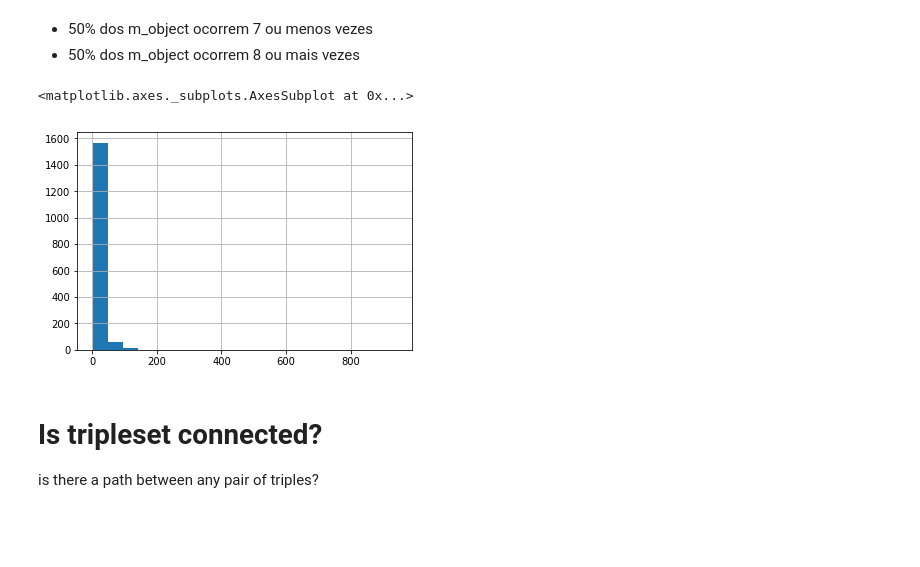
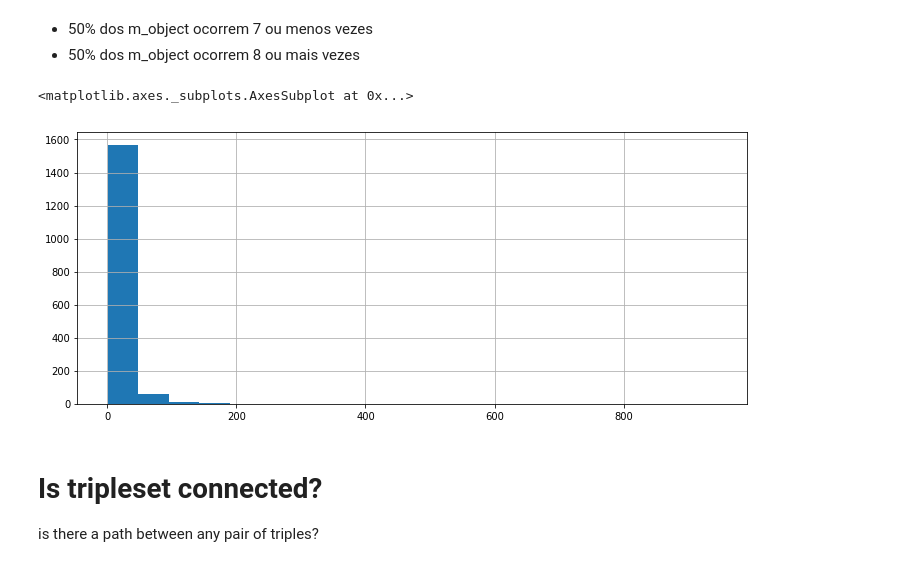
Before and after one commit to abevieiramota/challenge-webnlg, a Jupyter notebook: notebook/1 - Exploratory Data Analysis.ipynb, the cells around one changed output. Drawn from its saved outputs; the diff is of its cells as text; code cells hidden in the pictures; blank space fills up the shorter version.

```diff
--- a/notebook/1 - Exploratory Data Analysis.ipynb
+++ b/notebook/1 - Exploratory Data Analysis.ipynb
@@ -599,10 +697,10 @@ Name: m_object, dtype: float64
 * 50% dos m_object ocorrem 7 ou menos vezes
 * 50% dos m_object ocorrem 8 ou mais vezes
 # %%
-m_object_vc.hist(bins=20)
+m_object_vc.hist(bins=20, figsize=(12, 5))
 # %% [output]
 <matplotlib.axes._subplots.AxesSubplot at 0x...>
-[figure, old version]
+[figure, new version]
 # %% [markdown]
 # Is tripleset connected?
 
```
Also changed, not shown: parts of 47 cells of this notebook, 1 other file.
